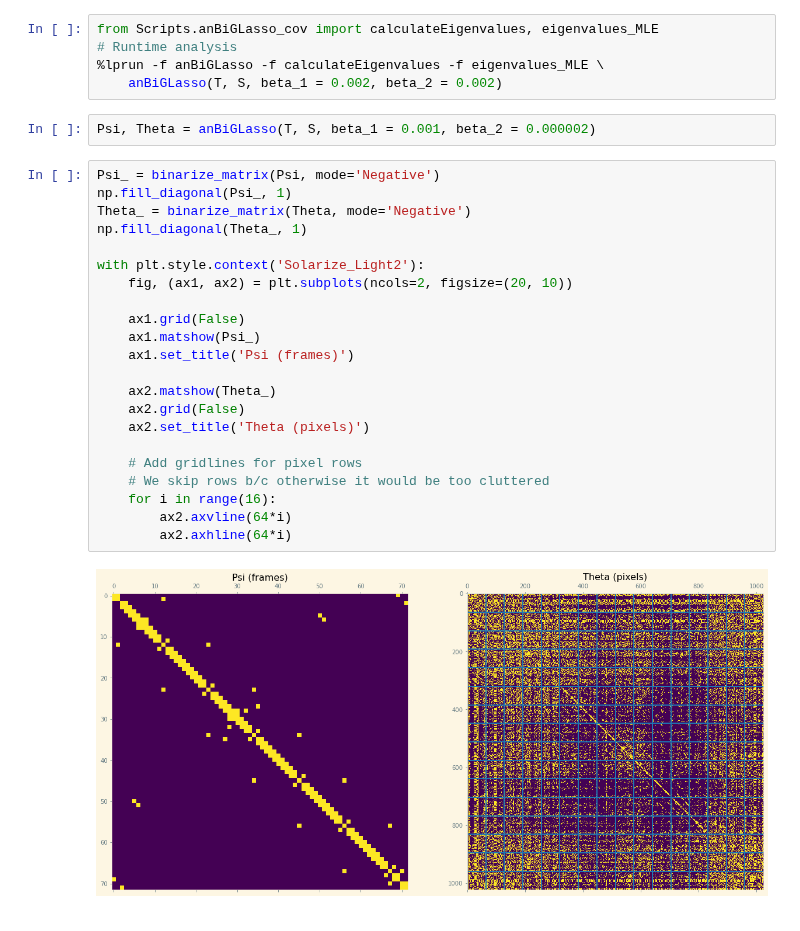
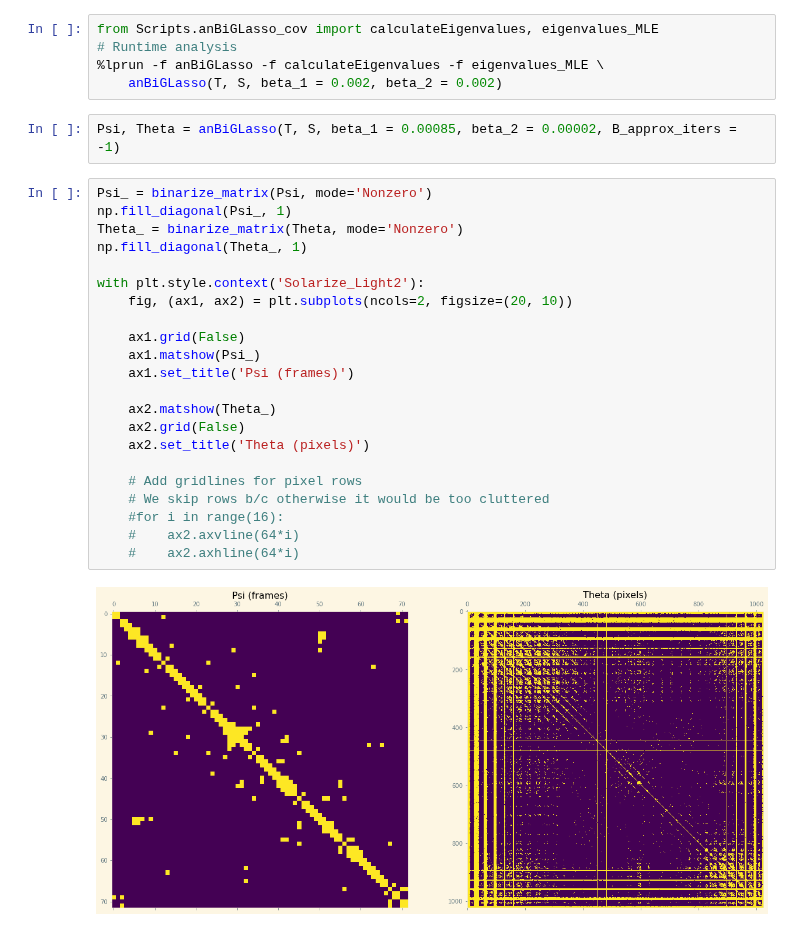
Before and after one commit to BaileyAndrew/antGLasso-Implementation, a Jupyter notebook: Python Implementation/Notebooks/coil.ipynb, the cells around one changed output. Cells and saved outputs as stored; diff of their text form.

```diff
--- a/Python Implementation/Notebooks/coil.ipynb
+++ b/Python Implementation/Notebooks/coil.ipynb
@@ -57,28 +54,28 @@ from Scripts.anBiGLasso_cov import calculateEigenvalues, eigenvalues_MLE
 %lprun -f anBiGLasso -f calculateEigenvalues -f eigenvalues_MLE \
     anBiGLasso(T, S, beta_1 = 0.002, beta_2 = 0.002)
 # %%
-Psi, Theta = anBiGLasso(T, S, beta_1 = 0.001, beta_2 = 0.000002)
+Psi, Theta = anBiGLasso(T, S, beta_1 = 0.00085, beta_2 = 0.00002, B_approx_iters = -1)
 # %%
-Psi_ = binarize_matrix(Psi, mode='Negative')
+Psi_ = binarize_matrix(Psi, mode='Nonzero')
 np.fill_diagonal(Psi_, 1)
-Theta_ = binarize_matrix(Theta, mode='Negative')
+Theta_ = binarize_matrix(Theta, mode='Nonzero')
 np.fill_diagonal(Theta_, 1)
 
 with plt.style.context('Solarize_Light2'):
     fig, (ax1, ax2) = plt.subplots(ncols=2, figsize=(20, 10))
 
     ax1.grid(False)
     ax1.matshow(Psi_)
     ax1.set_title('Psi (frames)')
 
     ax2.matshow(Theta_)
     ax2.grid(False)
     ax2.set_title('Theta (pixels)')
 
     # Add gridlines for pixel rows
     # We skip rows b/c otherwise it would be too cluttered
-    for i in range(16):
-        ax2.axvline(64*i)
-        ax2.axhline(64*i)
+    #for i in range(16):
+    #    ax2.axvline(64*i)
+    #    ax2.axhline(64*i)
 # %% [output]
-[figure, old version]
+[figure, new version]
```
Also changed, not shown: parts of 2 cells of this notebook, 16 other files.
